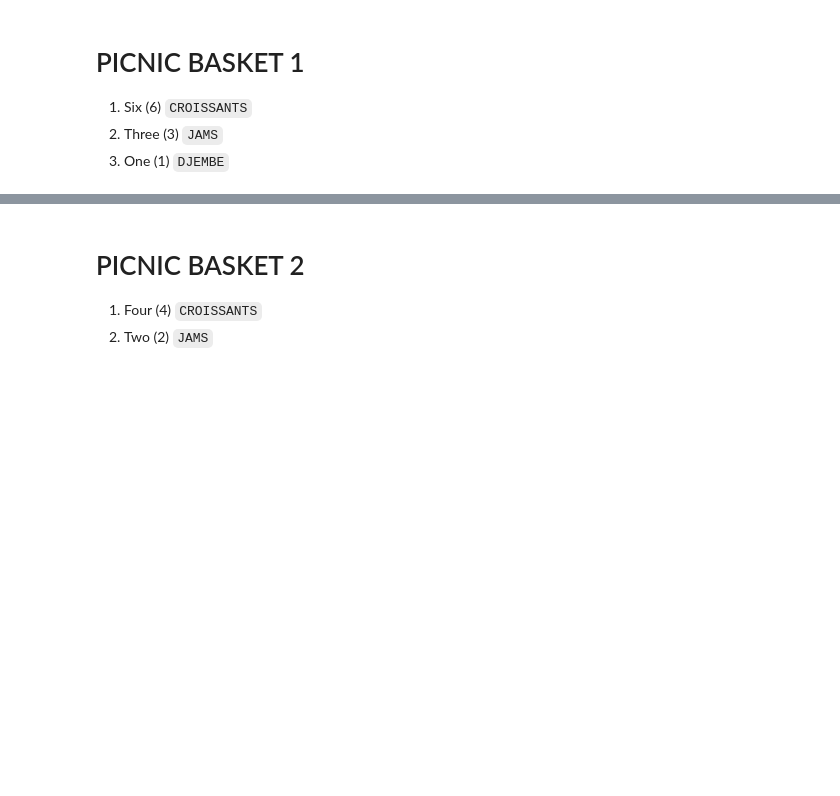
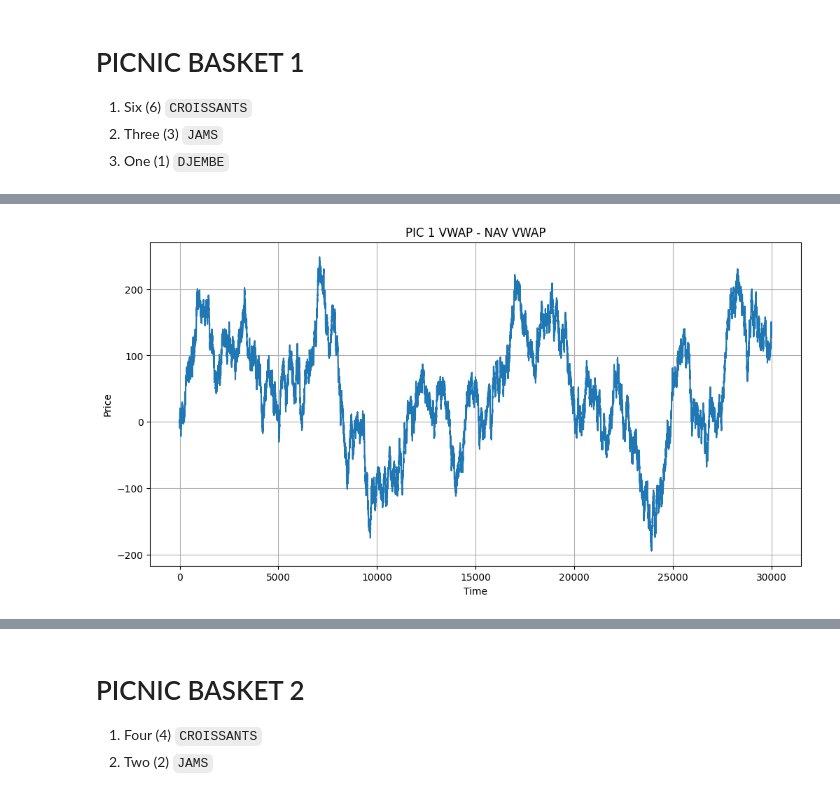
Before and after one commit to shank959/prosperity-imc25, a Jupyter notebook: rounds/round2/eda/round2_eda.ipynb, the cells around one changed output, grey strips where cells are left out. Saved outputs shown, nothing was run; the diff lists cells and outputs as text; code cells hidden in the pictures; blank space fills up the shorter version.

```diff
--- a/rounds/round2/eda/round2_eda.ipynb
+++ b/rounds/round2/eda/round2_eda.ipynb
@@ -146,0 +160,10 @@ plt.show()
+# %%
+plt.figure(figsize=(12, 6))
+plt.plot(pic1_df["diff"])
+plt.title("PIC 1 VWAP - NAV VWAP")
+plt.xlabel("Time")
+plt.ylabel("Price")
+plt.grid()
+plt.show()
+# %% [output]
+[figure, added]
```
Also changed, not shown: parts of 11 cells of this notebook, 1 other file.
